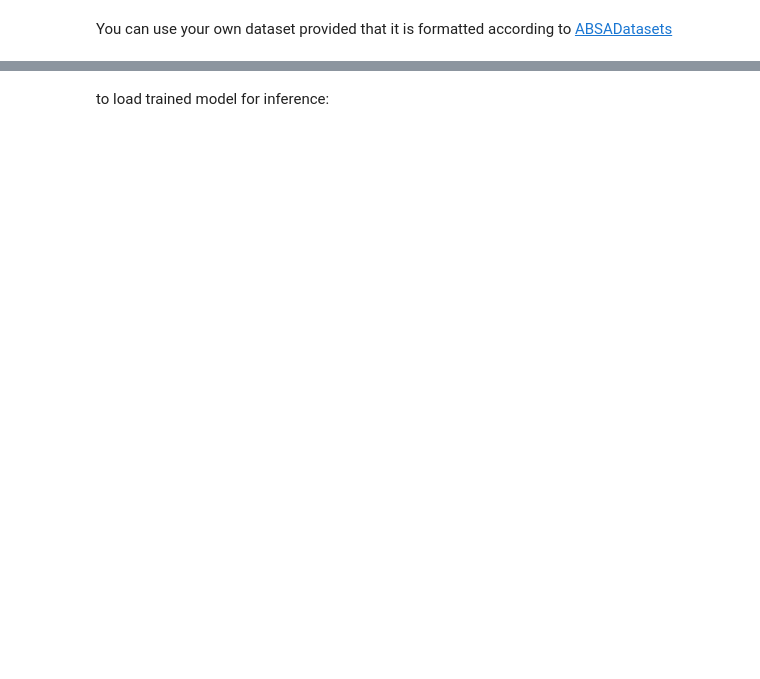
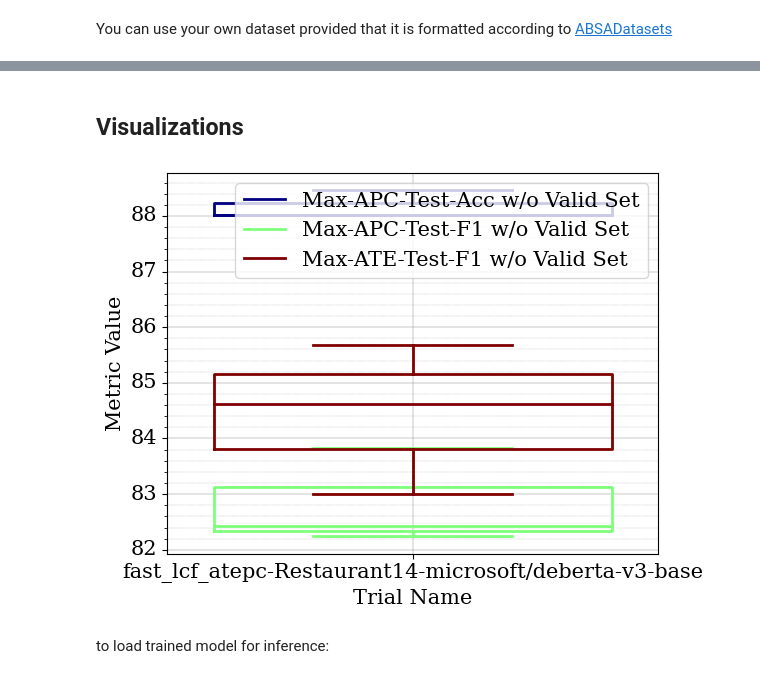
Before and after one commit to yangheng95/PyABSA, a Jupyter notebook: examples-v2/aspect_term_extraction/Aspect_Term_Extraction.ipynb, the cells around one changed output, grey strips where cells are left out. Saved outputs shown, nothing was run; the diff lists cells and outputs as text; code cells hidden in the pictures; blank space fills up the shorter version.

```diff
--- a/examples-v2/aspect_term_extraction/Aspect_Term_Extraction.ipynb
+++ b/examples-v2/aspect_term_extraction/Aspect_Term_Extraction.ipynb
@@ -88,7 +88,7 @@ import warnings
 warnings.filterwarnings("ignore")
 
 config.batch_size = 16
-config.patience = 2
+config.patience = 1
 config.log_step = -1
 config.seed = [1, 2, 3]
 config.verbose = False  # If verbose == True, PyABSA will output the model strcture and seversal processed data examples
@@ -147,4 +147,11 @@ Some weights of the model checkpoint at microsoft/deberta-v3-base were not used
 ... (25 outputs left out)
+# %% [markdown]
+## Visualizations
+# %%
+config.MV.box_plot(no_overlap=False)
+# need to fine-tune visualization parameters, see the doc of metric-visualizer
+# %% [output]
+[figure, added]
 # %% [markdown]
 to load trained model for inference:
 # %%
```
Also changed, not shown: parts of 23 cells of this notebook, 2 other files.
